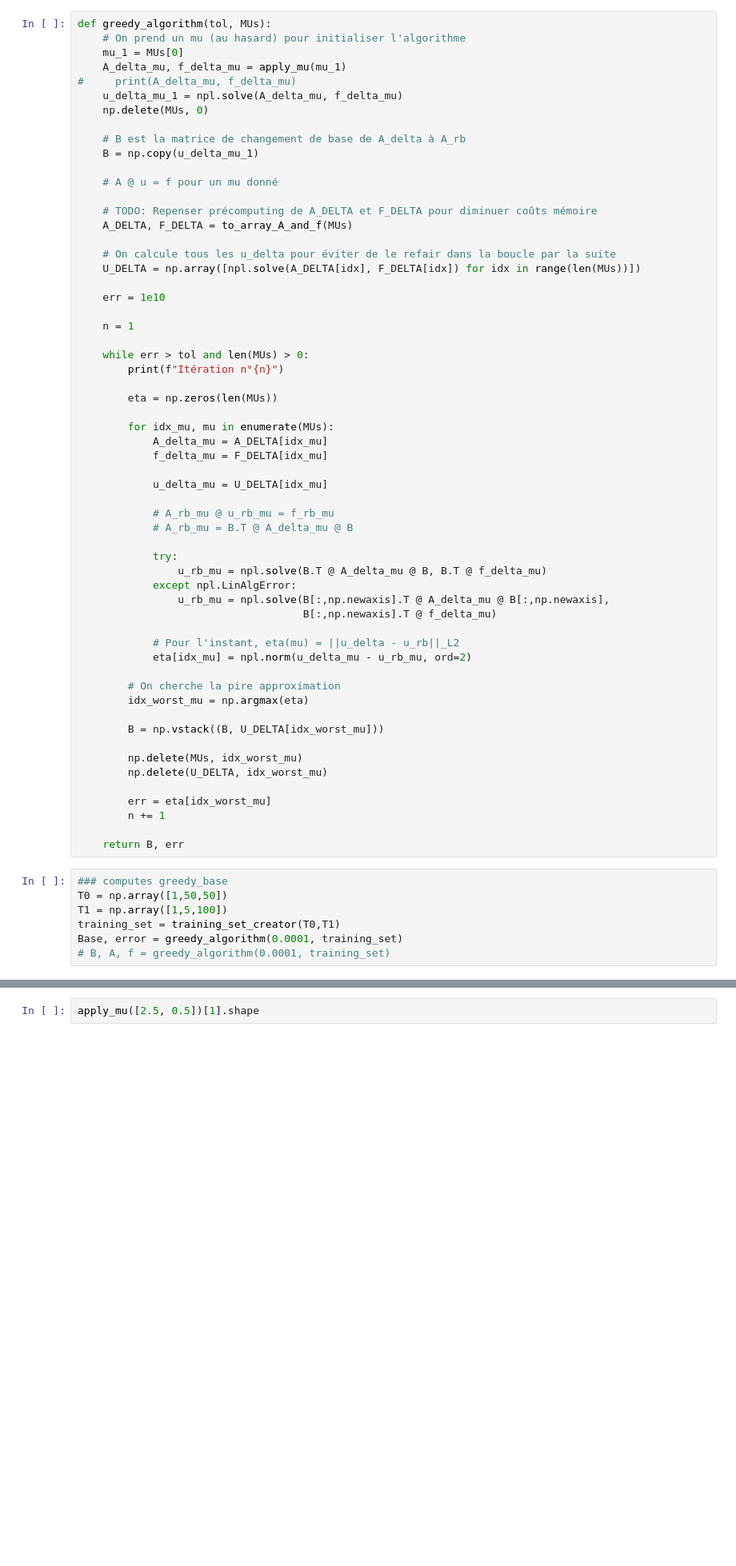
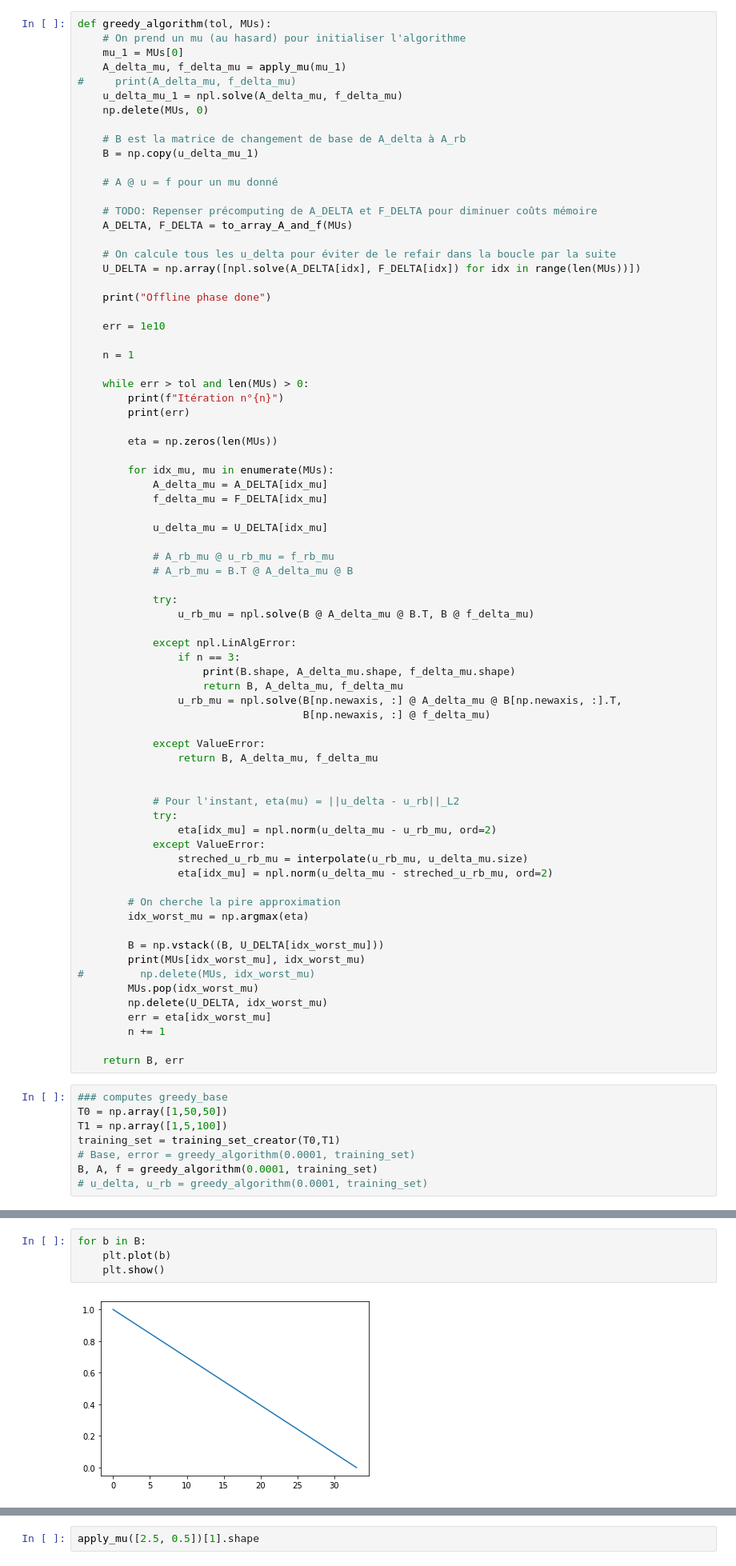
Before and after one commit to pjbenard/-4GMM-CRMB, a Jupyter notebook: Code_Python/greedy_algorithm_v2.ipynb, the cells around one changed output, grey strips where cells are left out. Shown at 80% size. Cells and saved outputs as stored; diff of their text form; blank space fills up the shorter version.

Commit message:
Corrections LinAlgError dans greedy, todo: erreur ne diminue pas avec l'ajout de vecteurs dans la base

```diff
--- a/Code_Python/greedy_algorithm_v2.ipynb
+++ b/Code_Python/greedy_algorithm_v2.ipynb
@@ -73,12 +83,15 @@ def greedy_algorithm(tol, MUs):
     # On calcule tous les u_delta pour éviter de le refair dans la boucle par la suite
     U_DELTA = np.array([npl.solve(A_DELTA[idx], F_DELTA[idx]) for idx in range(len(MUs))])
 
+    print("Offline phase done")
+
     err = 1e10
 
     n = 1
 
     while err > tol and len(MUs) > 0:
         print(f"Itération n°{n}")
+        print(err)
 
         eta = np.zeros(len(MUs))
 
@@ -92,22 +105,34 @@ def greedy_algorithm(tol, MUs):
             # A_rb_mu = B.T @ A_delta_mu @ B
 
             try:
-                u_rb_mu = npl.solve(B.T @ A_delta_mu @ B, B.T @ f_delta_mu)
+                u_rb_mu = npl.solve(B @ A_delta_mu @ B.T, B @ f_delta_mu)
+
             except npl.LinAlgError:
-                u_rb_mu = npl.solve(B[:,np.newaxis].T @ A_delta_mu @ B[:,np.newaxis],
-                                    B[:,np.newaxis].T @ f_delta_mu)
+                if n == 3:
+                    print(B.shape, A_delta_mu.shape, f_delta_mu.shape)
+                    return B, A_delta_mu, f_delta_mu
+                u_rb_mu = npl.solve(B[np.newaxis, :] @ A_delta_mu @ B[np.newaxis, :].T,
+                                    B[np.newaxis, :] @ f_delta_mu)
+
+            except ValueError:
+                return B, A_delta_mu, f_delta_mu
+
 
             # Pour l'instant, eta(mu) = ||u_delta - u_rb||_L2
-            eta[idx_mu] = npl.norm(u_delta_mu - u_rb_mu, ord=2)
+            try:
+                eta[idx_mu] = npl.norm(u_delta_mu - u_rb_mu, ord=2)
+            except ValueError:
+                streched_u_rb_mu = interpolate(u_rb_mu, u_delta_mu.size)
+                eta[idx_mu] = npl.norm(u_delta_mu - streched_u_rb_mu, ord=2)
 
         # On cherche la pire approximation
         idx_worst_mu = np.argmax(eta)
 
         B = np.vstack((B, U_DELTA[idx_worst_mu]))
-
-        np.delete(MUs, idx_worst_mu)
+        print(MUs[idx_worst_mu], idx_worst_mu)
+#         np.delete(MUs, idx_worst_mu)
+        MUs.pop(idx_worst_mu)
         np.delete(U_DELTA, idx_worst_mu)
-
         err = eta[idx_worst_mu]
         n += 1
 
@@ -117,6 +142,7 @@ def greedy_algorithm(tol, MUs):
 T0 = np.array([1,50,50])
 T1 = np.array([1,5,100])
 training_set = training_set_creator(T0,T1)
-Base, error = greedy_algorithm(0.0001, training_set)
-# B, A, f = greedy_algorithm(0.0001, training_set)
+# Base, error = greedy_algorithm(0.0001, training_set)
+B, A, f = greedy_algorithm(0.0001, training_set)
+# u_delta, u_rb = greedy_algorithm(0.0001, training_set)
 # %% [output]
@@ -125,0 +174,6 @@ ValueError: matmul: Input operand 1 has a mismatch in its core dimension 0, with
+# %%
+for b in B:
+    plt.plot(b)
+    plt.show()
+# %% [output]
+[figure, added]
```
Also changed, not shown: parts of 11 cells of this notebook.
